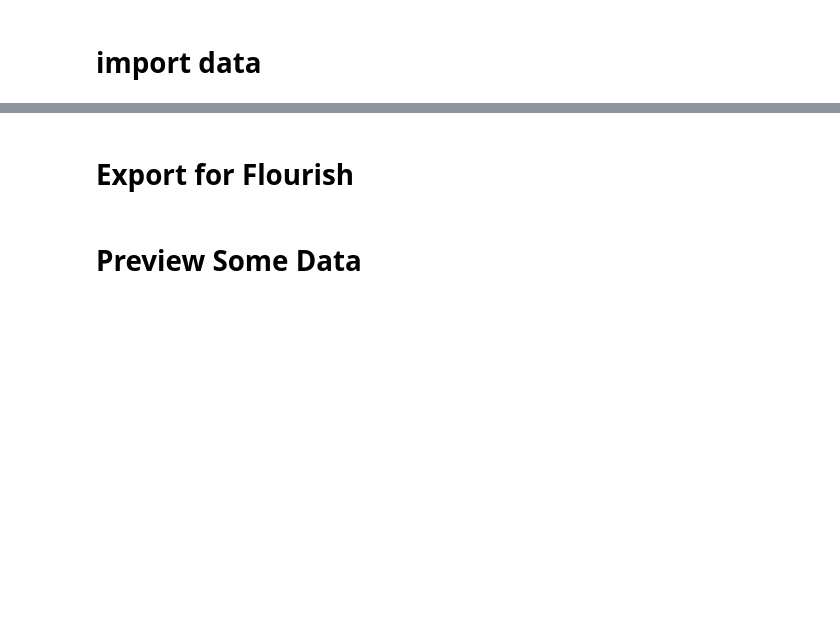
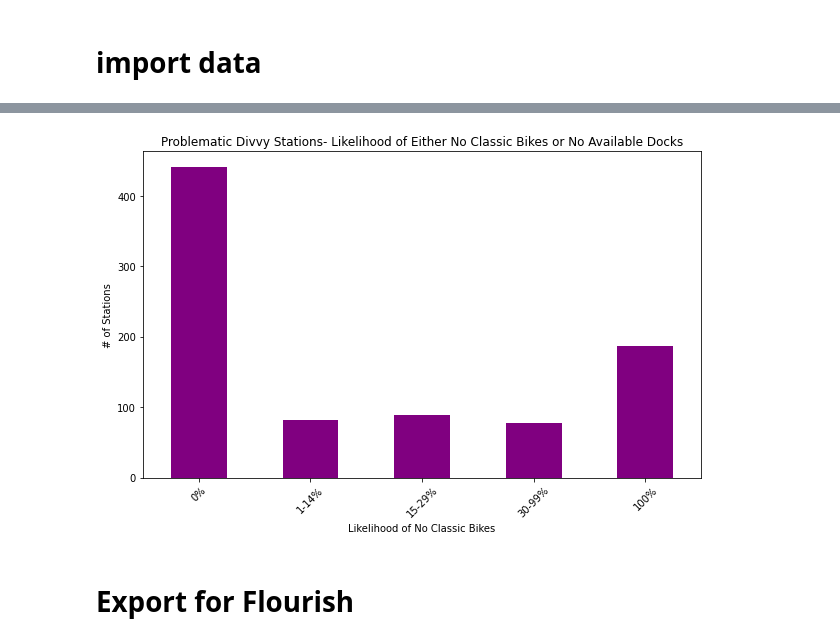
Before and after one commit to reliablerascal/divvy-performance, a Jupyter notebook: notebooks/03-summarize-data.ipynb, the cells around one changed output, grey strips where cells are left out. Saved outputs shown, nothing was run; the diff lists cells and outputs as text; code cells hidden in the pictures; blank space fills up the shorter version.

```diff
--- a/notebooks/03-summarize-data.ipynb
+++ b/notebooks/03-summarize-data.ipynb
@@ -108,3 +144,14 @@ df_summary
+# %%
+# Now plot the binned data
+plt.figure(figsize=(10, 6))
+df_stations['bin_problem'].value_counts().reindex(bin_labels).plot(kind='bar',color="purple")
+plt.title('Problematic Divvy Stations- Likelihood of Either No Classic Bikes or No Available Docks')
+plt.xlabel('Likelihood of No Classic Bikes')
+plt.ylabel('# of Stations')
+plt.xticks(rotation=45)  # Rotate labels to improve readability
+plt.show()
+# %% [output]
+[figure, added]
 # %% [markdown]
 # Export for Flourish
 # %%
@@ -112,2 +165,0 @@ df_summary.to_csv(f"../results/stations_summary_{file_suffix}")
-# %% [markdown]
-# Preview Some Data
```
Also changed, not shown: parts of 26 cells of this notebook, 13 other files.
